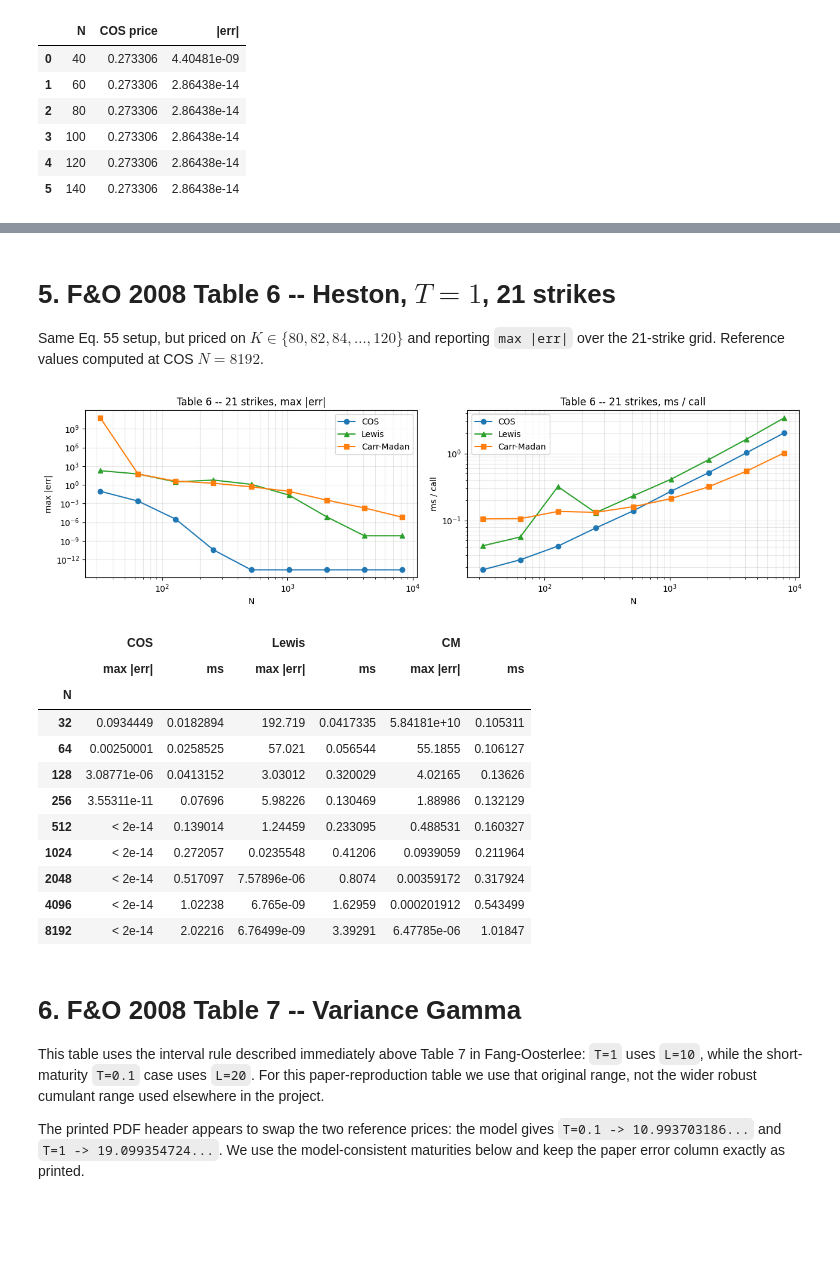
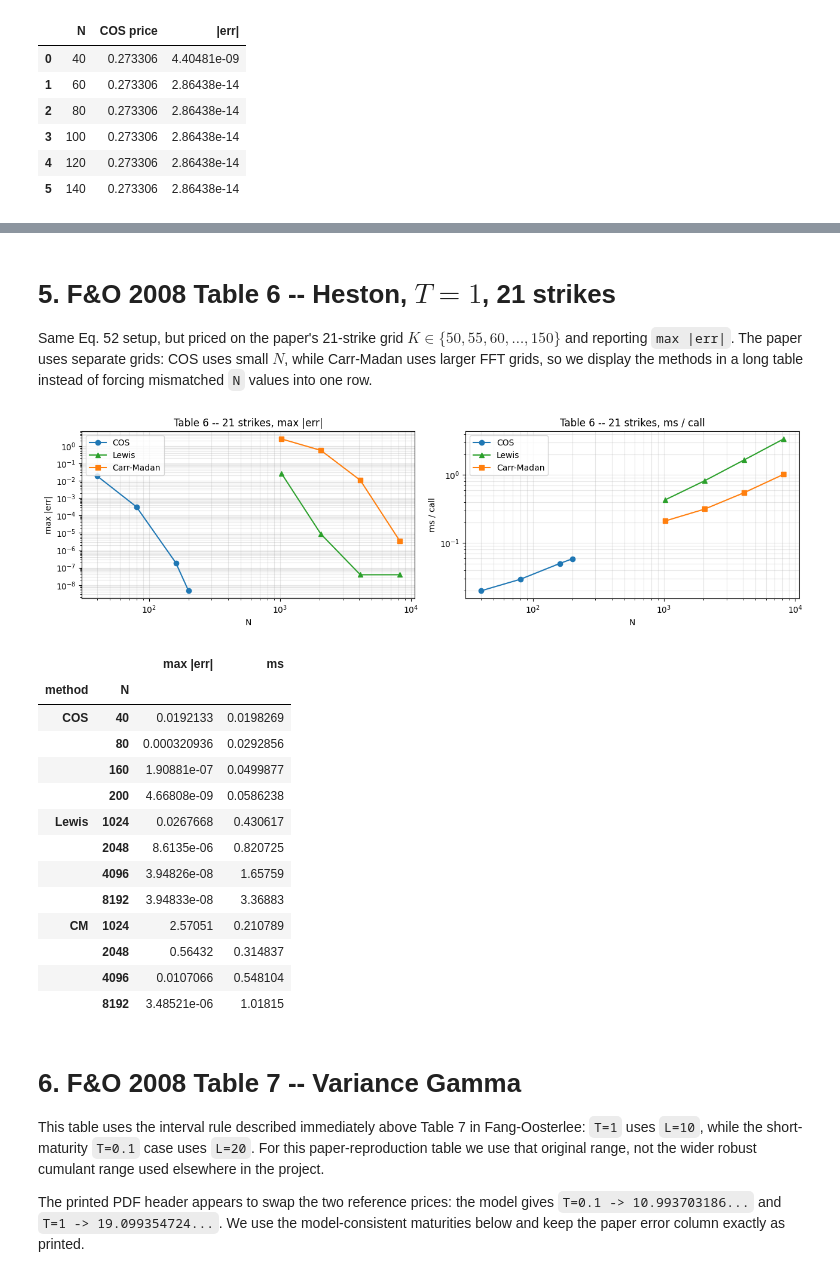
Before and after one commit to ee2625/fourier-cosine-option-pricing, a Jupyter notebook: notebooks/tests.ipynb, the cells around one changed output, grey strips where cells are left out. Saved outputs shown, nothing was run; the diff lists cells and outputs as text; code cells hidden in the pictures; blank space fills up the shorter version.

```diff
--- a/notebooks/tests.ipynb
+++ b/notebooks/tests.ipynb
@@ -192,12 +194,12 @@ $S = 100$, $K \in \{80, 100, 120\}$, $r = 0.1$, $q = 0$, $T = 0.1$, $\sigma = 0.
 # %%
 from cos_pricing.carr_madan import carr_madan_price
+from cos_pricing.lewis import lewis_price
 
 sig, r, q, T, S = 0.25, 0.1, 0.0, 0.1, 100.0
 strikes_t2 = np.array([80.0, 100.0, 120.0])
 ref_t2     = bsm_price(strikes_t2, S, sig, T, r, q, cp=+1)
 
 m_cos  = BsmCos (sigma=sig, intr=r, divr=q)
-m_fft  = pf.BsmFft(sigma=sig, intr=r, divr=q)   # Lewis (Simpson)
 m_frft = BsmFrft(sigma=sig, intr=r, divr=q)     # FrFT
 fwd2   = S * np.exp((r - q) * T)
 df2    = np.exp(-r * T)
@@ -208,13 +210,15 @@ for N in [32, 64, 128, 256, 512]:
     m_cos.n_cos = N
     cos_e, cos_ms = bench(lambda: m_cos.price(strikes_t2, S, T, cp=+1), ref_t2)
 
-    m_fft.n_x = N
-    lw_e, lw_ms = bench(lambda: m_fft.price(strikes_t2, S, T, cp=+1), ref_t2)
+    lw_e, lw_ms = bench(lambda: lewis_price(cf_bsm, T, strikes_t2, fwd2, df2, cp=+1, n_quad=N), ref_t2)
 
     m_frft.n_frft, m_frft.eta_frft, m_frft.lambda_frft = N, 100.0 / N, 0.005
     fr_e, fr_ms = bench(lambda: m_frft.price_frft(strikes_t2, S, T, cp=+1), ref_t2)
 
-    cm_e, cm_ms = bench(lambda: carr_madan_price(cf_bsm, T, strikes_t2, fwd2, df2, cp=+1, N=N), ref_t2)
+    cm_e, cm_ms = bench(
+        lambda: carr_madan_price(cf_bsm, T, strikes_t2, fwd2, df2, cp=+1, N=N, eta_grid=100.0 / N),
+        ref_t2,
+    )
 
     rows.append((N, cos_e, cos_ms, lw_e, lw_ms, fr_e, fr_ms, cm_e, cm_ms))
 
@@ -228,10 +232,10 @@ err_cols, ms_cols = ["COS err", "Lewis err", "FrFT err", "CM err"], ["COS ms", "
 
 fig, (a1, a2) = plt.subplots(1, 2, figsize=(12, 4))
 for (lbl, st, col), ec, mc in zip(methods, err_cols, ms_cols):
-    a1.semilogy(df_t2["N"], df_t2[ec], st, label=lbl, color=col)
+    a1.semilogy(df_t2["N"], plot_values(df_t2[ec], ec), st, label=lbl, color=col)
     a2.plot    (df_t2["N"], df_t2[mc], st, label=lbl, color=col)
 a1.set(xlabel="N", ylabel="max |err|", title="Error vs N"); a1.grid(True, which="both", alpha=0.3); a1.legend()
 a2.set(xlabel="N", ylabel="ms / call", title="Runtime vs N"); a2.grid(True, alpha=0.3); a2.legend()
-fig.suptitle("Table 2 -- BSM: four pyfeng Fourier pricers", y=1.02); fig.tight_layout(); plt.show()
-df_t2
+fig.suptitle("Table 2 -- BSM: four Fourier pricers", y=1.02); fig.tight_layout(); plt.show()
+display_error_table(df_t2)
 # %% [output]
@@ -373,59 +403,68 @@ Table 5 (T=10):
 # %% [markdown]
 # 5. F&O 2008 Table 6 -- Heston, $T = 1$, 21 strikes
 
-Same Eq. 55 setup, but priced on $K \in \{80, 82, 84, \ldots, 120\}$ and reporting `max |err|` over the 21-strike grid. Reference values computed at COS $N = 8192$.
+Same Eq. 52 setup, but priced on the paper's 21-strike grid $K \in \{50, 55, 60, \ldots, 150\}$ and reporting `max |err|`. The paper uses separate grids: COS uses small $N$, while Carr-Madan uses larger FFT grids, so we display the methods in a long table instead of forcing mismatched `N` values into one row.
 # %%
-K21 = np.arange(80.0, 121.0, 2.0)
+K21 = np.arange(50.0, 151.0, 5.0)
 T   = 1.0
+N_COS_6 = [40, 80, 160, 200]
+N_FFT_6 = [1024, 2048, 4096, 8192]
+CM_VMAX_6 = 1200.0
 
 m_ref = HestonCos(**PAPER); m_ref.n_cos = 8192
 ref21 = m_ref.price(K21, S0, T, cp=+1)
 
 fwd = S0 * np.exp((PAPER["intr"] - PAPER["divr"]) * T)
 df  = np.exp(-PAPER["intr"] * T)
 cf  = lambda u: m_cf.charfunc_logprice(u, T)
 
 rows_cos, rows_lw, rows_cm = [], [], []
-for N in N_ALL:
+for N in N_COS_6:
     m_cos.n_cos = N
     e, ms = bench(lambda: m_cos.price(K21, S0, T, cp=+1), ref21)
     rows_cos.append((N, e, ms))
 
+for N in N_FFT_6:
     m_lw.n_x = N
     e, ms = bench(lambda: m_lw.price(K21, S0, T, cp=+1), ref21)
     rows_lw.append((N, e, ms))
 
-    e, ms = bench(lambda: carr_madan_price(cf, T, K21, fwd, df, cp=+1, N=N), ref21)
+    e, ms = bench(
+        lambda: carr_madan_price(cf, T, K21, fwd, df, cp=+1, N=N, eta_grid=CM_VMAX_6 / N),
+        ref21,
+    )
     rows_cm.append((N, e, ms))
 
 t6_cos = pd.DataFrame(rows_cos, columns=["N", "max |err|", "ms"])
 t6_lw  = pd.DataFrame(rows_lw,  columns=["N", "max |err|", "ms"])
 t6_cm  = pd.DataFrame(rows_cm,  columns=["N", "max |err|", "ms"])
 
 fig, (a1, a2) = plt.subplots(1, 2, figsize=(13, 3.8))
 for ax, ycol, ylabel in [(a1, "max |err|", "max |err|"), (a2, "ms", "ms / call")]:
     ax.loglog(t6_cos["N"], plot_values(t6_cos[ycol], ycol), "o-", label="COS",        color="#1f77b4")
     ax.loglog(t6_lw ["N"], plot_values(t6_lw [ycol], ycol), "^-", label="Lewis",      color="#2ca02c")
     ax.loglog(t6_cm ["N"], plot_values(t6_cm [ycol], ycol), "s-", label="Carr-Madan", color="#ff7f0e")
     ax.set(xlabel="N", ylabel=ylabel, title=f"Table 6 -- 21 strikes, {ylabel}")
     ax.grid(True, which="both", alpha=0.3); ax.legend()
 fig.tight_layout(); plt.show()
 
-display_error_table(pd.concat({"COS": t6_cos.set_index("N"), "Lewis": t6_lw.set_index("N"), "CM": t6_cm.set_index("N")}, axis=1))
+display_error_table(_method_table([("COS", t6_cos), ("Lewis", t6_lw), ("CM", t6_cm)]))
 # %% [output]
-[figure, old version]
+[figure, new version]
-|  | COS |  | Lewis |  | CM |  |
-|  | max |err| | ms | max |err| | ms | max |err| | ms |
-| N |  |  |  |  |  |  |
-| 32 | 0.0934449 | 0.0182894 | 192.719 | 0.0417335 | 5.84181e+10 | 0.105311 |
-| 64 | 0.00250001 | 0.0258525 | 57.021 | 0.056544 | 55.1855 | 0.106127 |
-| 128 | 3.08771e-06 | 0.0413152 | 3.03012 | 0.320029 | 4.02165 | 0.13626 |
-| 256 | 3.55311e-11 | 0.07696 | 5.98226 | 0.130469 | 1.88986 | 0.132129 |
-| 512 | < 2e-14 | 0.139014 | 1.24459 | 0.233095 | 0.488531 | 0.160327 |
-| 1024 | < 2e-14 | 0.272057 | 0.0235548 | 0.41206 | 0.0939059 | 0.211964 |
-| 2048 | < 2e-14 | 0.517097 | 7.57896e-06 | 0.8074 | 0.00359172 | 0.317924 |
-| 4096 | < 2e-14 | 1.02238 | 6.765e-09 | 1.62959 | 0.000201912 | 0.543499 |
-| 8192 | < 2e-14 | 2.02216 | 6.76499e-09 | 3.39291 | 6.47785e-06 | 1.01847 |
+|  |  | max |err| | ms |
+| method | N |  |  |
+| COS | 40 | 0.0192133 | 0.0198269 |
+|  | 80 | 0.000320936 | 0.0292856 |
+|  | 160 | 1.90881e-07 | 0.0499877 |
+|  | 200 | 4.66808e-09 | 0.0586238 |
+| Lewis | 1024 | 0.0267668 | 0.430617 |
+|  | 2048 | 8.6135e-06 | 0.820725 |
+|  | 4096 | 3.94826e-08 | 1.65759 |
+|  | 8192 | 3.94833e-08 | 3.36883 |
+| CM | 1024 | 2.57051 | 0.210789 |
+|  | 2048 | 0.56432 | 0.314837 |
+|  | 4096 | 0.0107066 | 0.548104 |
+|  | 8192 | 3.48521e-06 | 1.01815 |
 # %% [markdown]
 # 6. F&O 2008 Table 7 -- Variance Gamma
 
```
Also changed, not shown: parts of 6 cells of this notebook, 5 other files.
